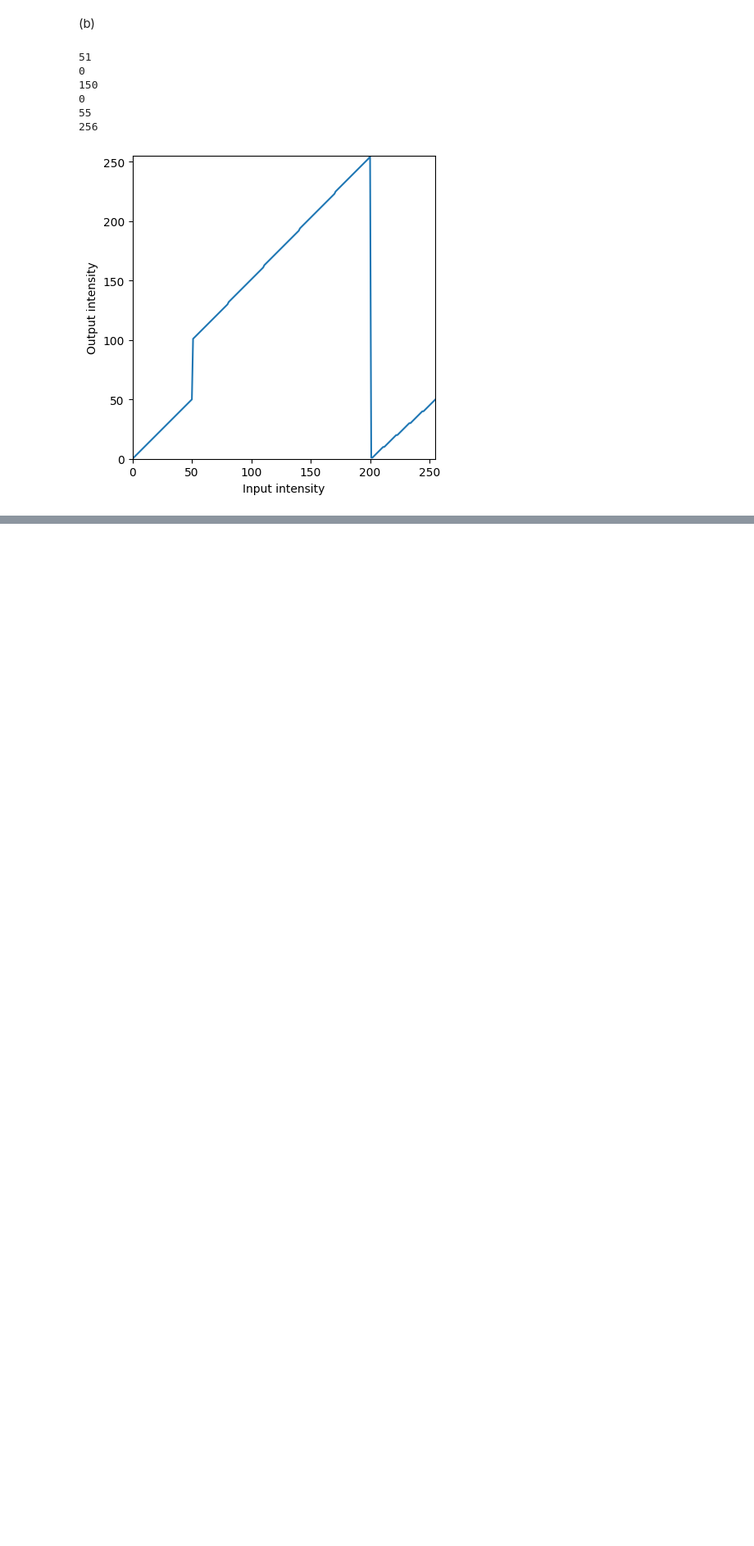
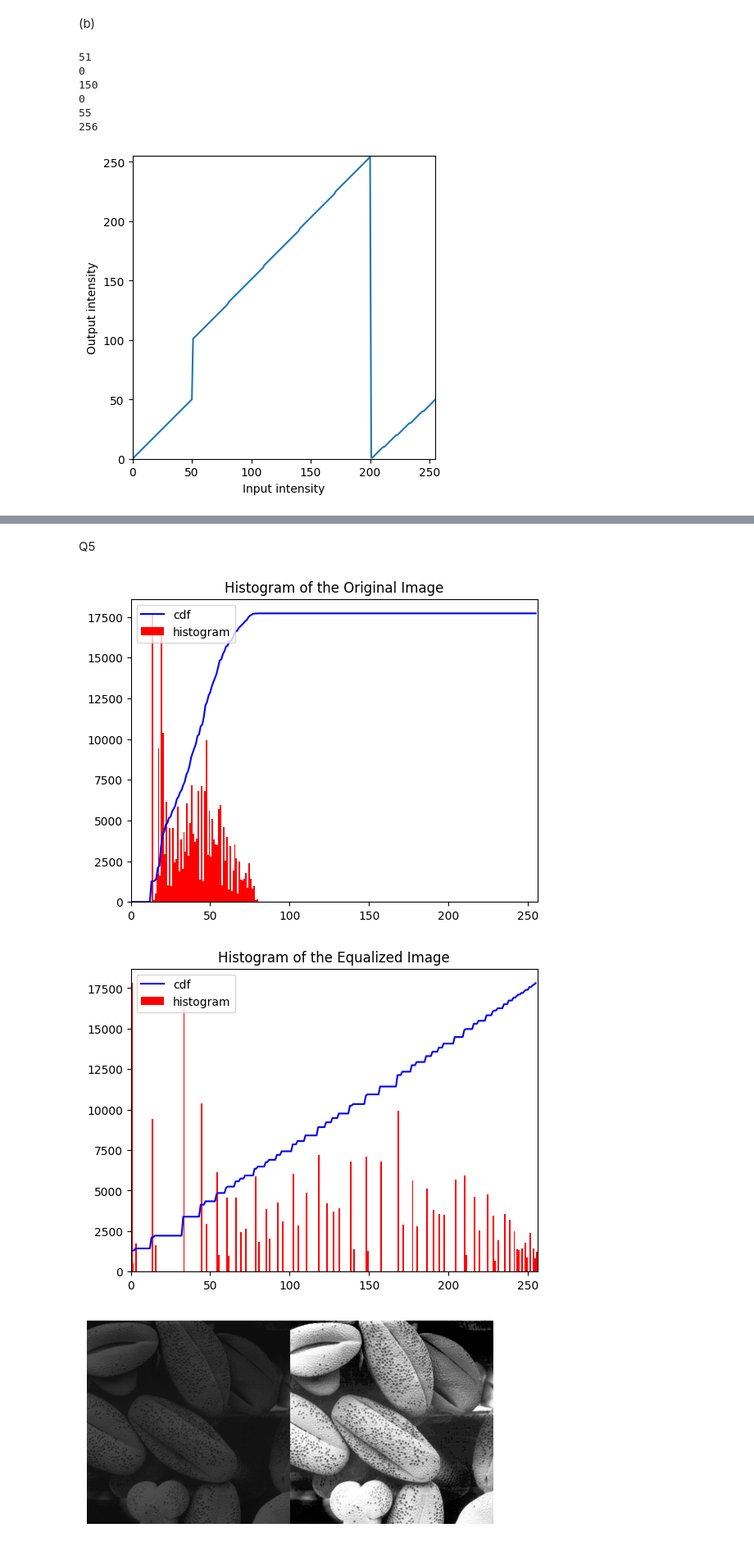
Before and after one commit to CharithDombawala/Image_Processing, a Jupyter notebook: Ass1.ipynb, the cells around one changed output, grey strips where cells are left out. Shown at 82% size. Drawn from its saved outputs; the diff is of its cells as text; code cells hidden in the pictures; blank space fills up the shorter version.

```diff
--- a/Ass1.ipynb
+++ b/Ass1.ipynb
@@ -149,0 +297,44 @@ cv.destroyAllWindows()
+# %% [markdown]
+Q5
+# %%
+import cv2 as cv
+import numpy as np
+import matplotlib.pyplot as plt
+
+# Load the image in grayscale
+img = cv.imread('shells.jpg', cv.IMREAD_GRAYSCALE)
+
+# Compute and plot the cumulative distribution function (CDF) of the original image
+hist, bins = np.histogram(img.ravel(), 256, [0, 256])
+cdf = hist.cumsum()
+cdf_normalized = cdf * hist.max() / cdf.max()
+plt.plot(cdf_normalized, color='b')
+plt.hist(img.flatten(), 256, [0, 256], color='r')
+plt.xlim([0, 256])
+plt.legend(('cdf', 'histogram'), loc='upper left')
+plt.title('Histogram of the Original Image')
+plt.show()
+
+# Apply histogram equalization to the image
+equ = cv.equalizeHist(img)
+
+# Compute and plot the CDF of the equalized image
+hist, bins = np.histogram(equ.ravel(), 256, [0, 256])
+cdf = hist.cumsum()
+cdf_normalized = cdf * hist.max() / cdf.max()
+plt.plot(cdf_normalized, color='b')
+plt.hist(equ.flatten(), 256, [0, 256], color='r')
+plt.xlim([0, 256])
+plt.legend(('cdf', 'histogram'), loc='upper left')
+plt.title('Histogram of the Equalized Image')
+plt.show()
+
+# Display the original and equalized images side by side
+res = np.hstack((img, equ))
+plt.axis('off')
+plt.imshow(res, cmap='gray')
+plt.show()
+# %% [output]
+[figure, added]
+[figure, added]
+[figure, added]
```
Also changed, not shown: parts of 21 cells of this notebook, 1 other file.
